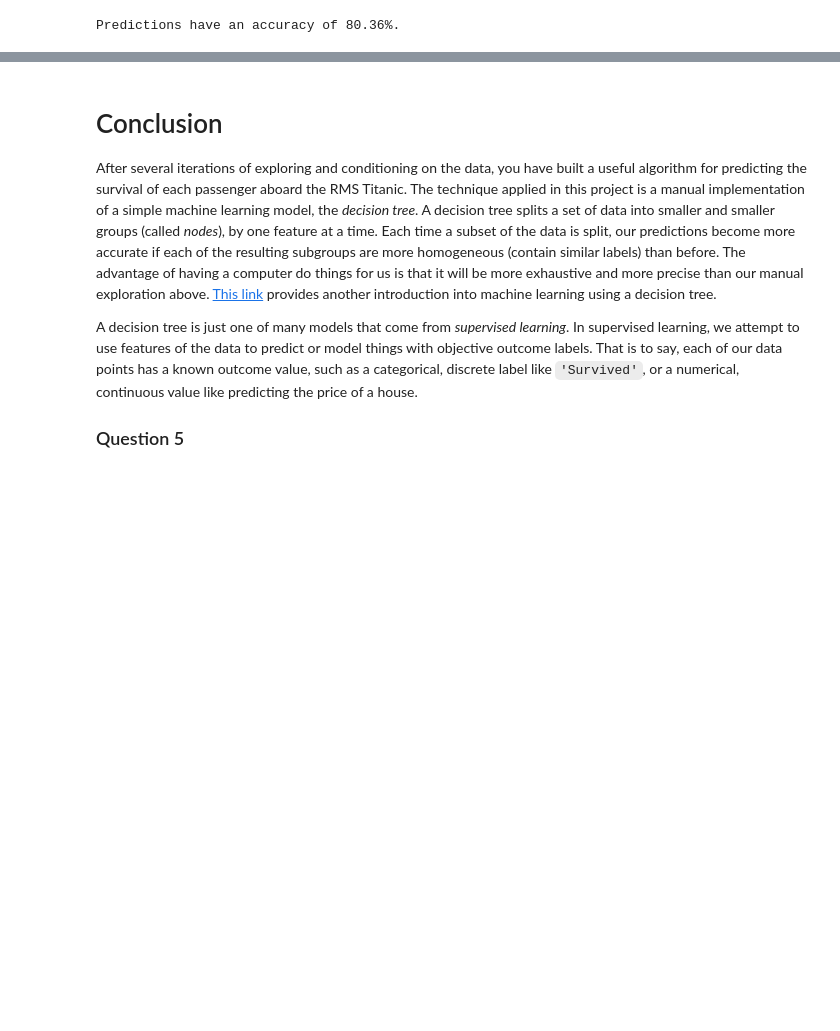
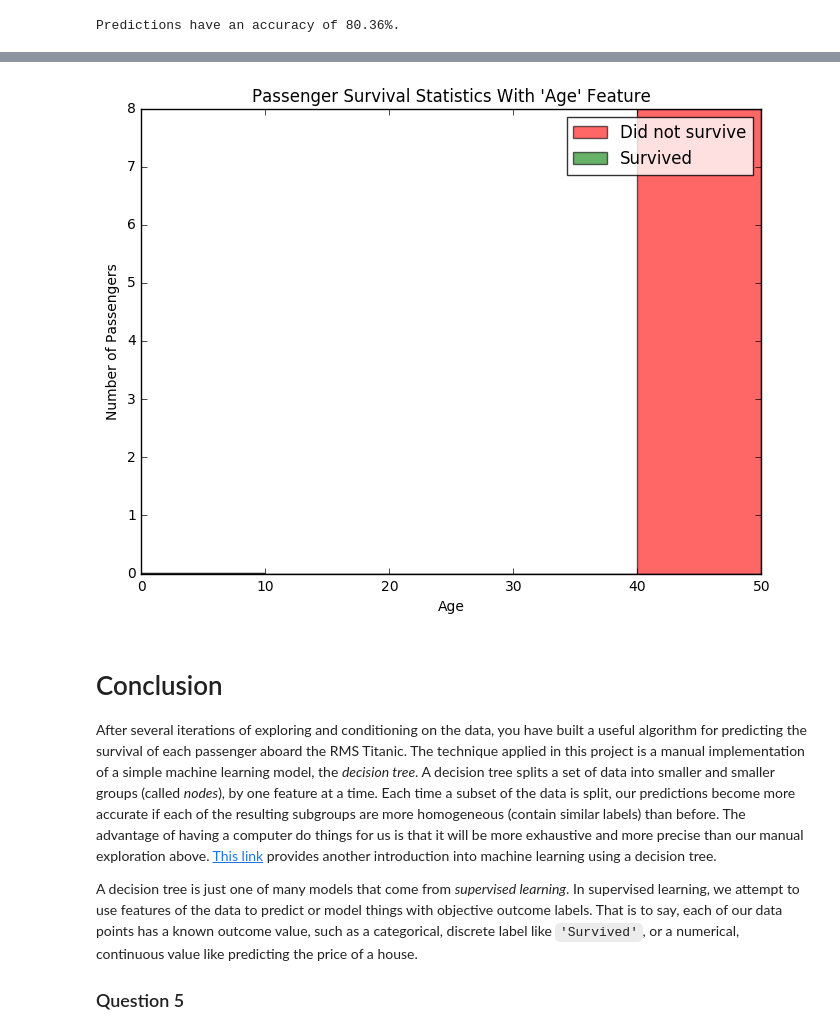
Before and after one commit to evamalloc/titanic_survival_exploration, a Jupyter notebook: titanic_survival_exploration.ipynb, the cells around one changed output, grey strips where cells are left out. Cells and saved outputs as stored; diff of their text form; code cells hidden in the pictures; blank space fills up the shorter version.

```diff
--- a/titanic_survival_exploration.ipynb
+++ b/titanic_survival_exploration.ipynb
@@ -260,3 +279,7 @@ Predictions have an accuracy of 80.36%.
+# %%
+vs.survival_stats(data, outcomes, 'Age', ["Sex == 'female'", "Pclass == 3", "Age < 60", "Age > 40"])
+# %% [output]
+[figure, added]
 # %% [markdown]
 # Conclusion
 
```
Also changed, not shown: parts of 7 cells of this notebook, 2 other files.
